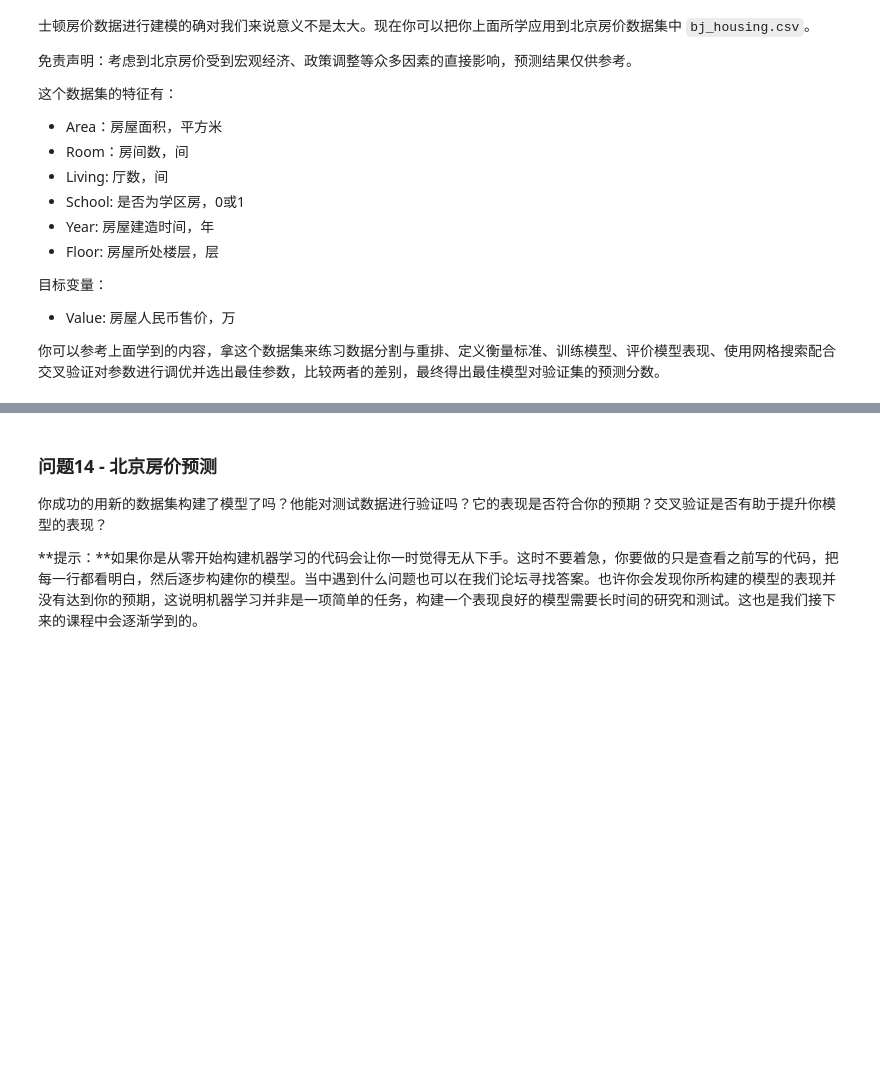
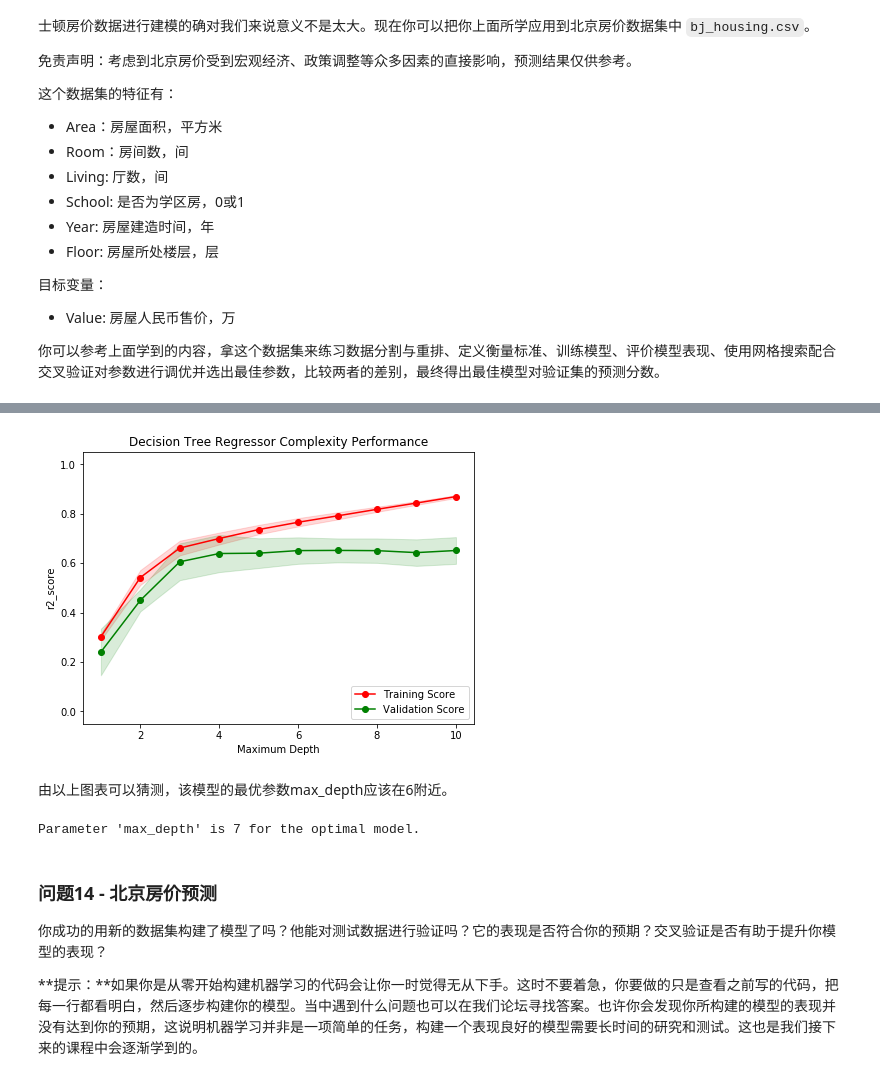
Before and after one commit to nevinxie/boston_housing, a Jupyter notebook: boston_housing.ipynb, the cells around one changed output, grey strips where cells are left out. Saved outputs shown, nothing was run; the diff lists cells and outputs as text; code cells hidden in the pictures; blank space fills up the shorter version.

```diff
--- a/boston_housing.ipynb
+++ b/boston_housing.ipynb
@@ -491,3 +494,18 @@ Range in prices: $28,652.84
+# %%
+# 根据不同的最大深度参数，生成复杂度曲线
+vs.ModelComplexity(X_train_bj, y_train_bj)
+# %% [output]
+[figure, added]
+# %% [markdown]
+由以上图表可以猜测，该模型的最优参数max_depth应该在6附近。
+# %%
+# 基于训练数据，获得最优模型
+optimal_reg_bj = fit_model(X_train_bj, y_train_bj)
+
+# 输出最优模型的 'max_depth' 参数
+print "Parameter 'max_depth' is {} for the optimal model.".format(optimal_reg_bj.get_params()['max_depth'])
+# %% [output]
+Parameter 'max_depth' is 7 for the optimal model.
 # %% [markdown]
 ### 问题14 - 北京房价预测
 你成功的用新的数据集构建了模型了吗？他能对测试数据进行验证吗？它的表现是否符合你的预期？交叉验证是否有助于提升你模型的表现？
```
Also changed, not shown: parts of 11 cells of this notebook.
